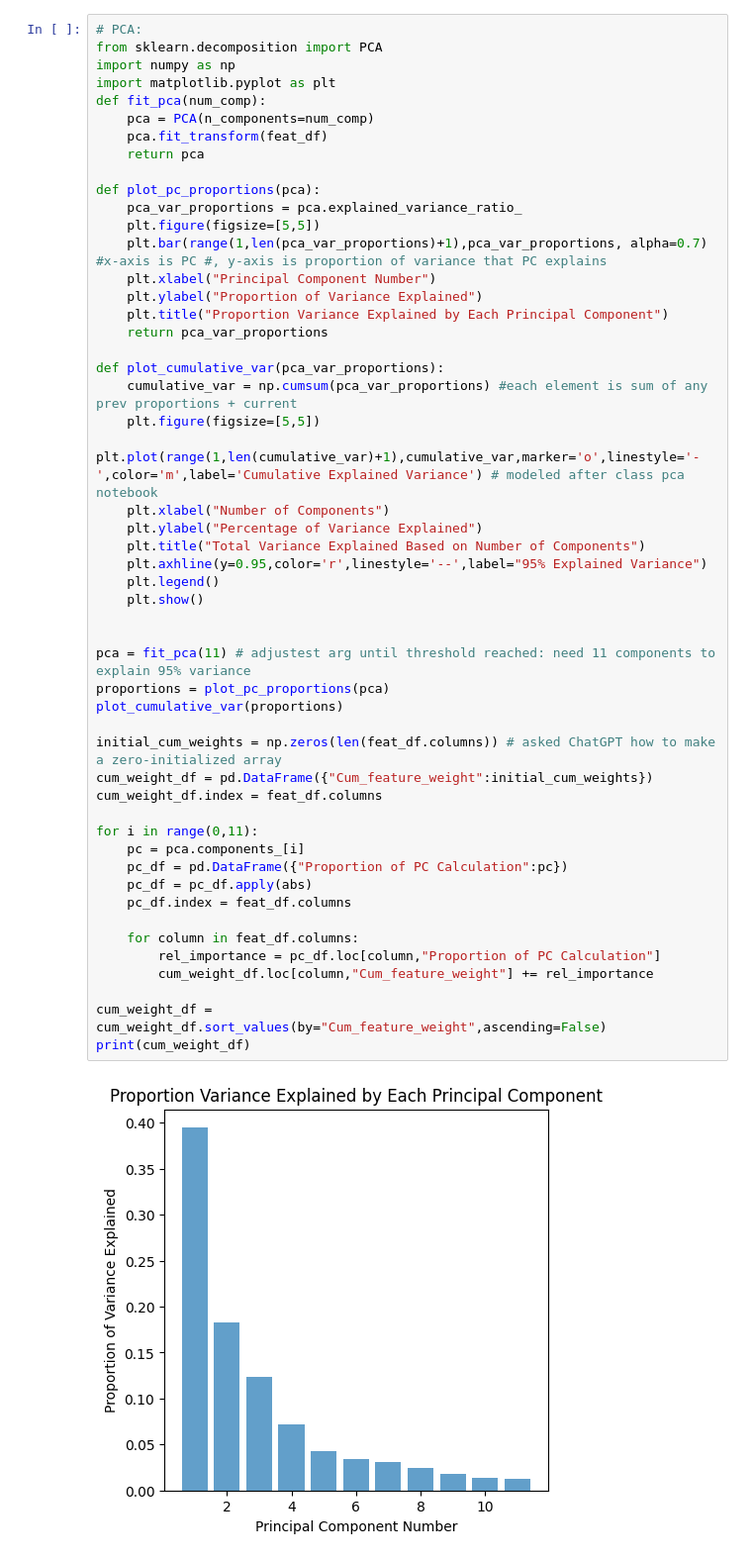
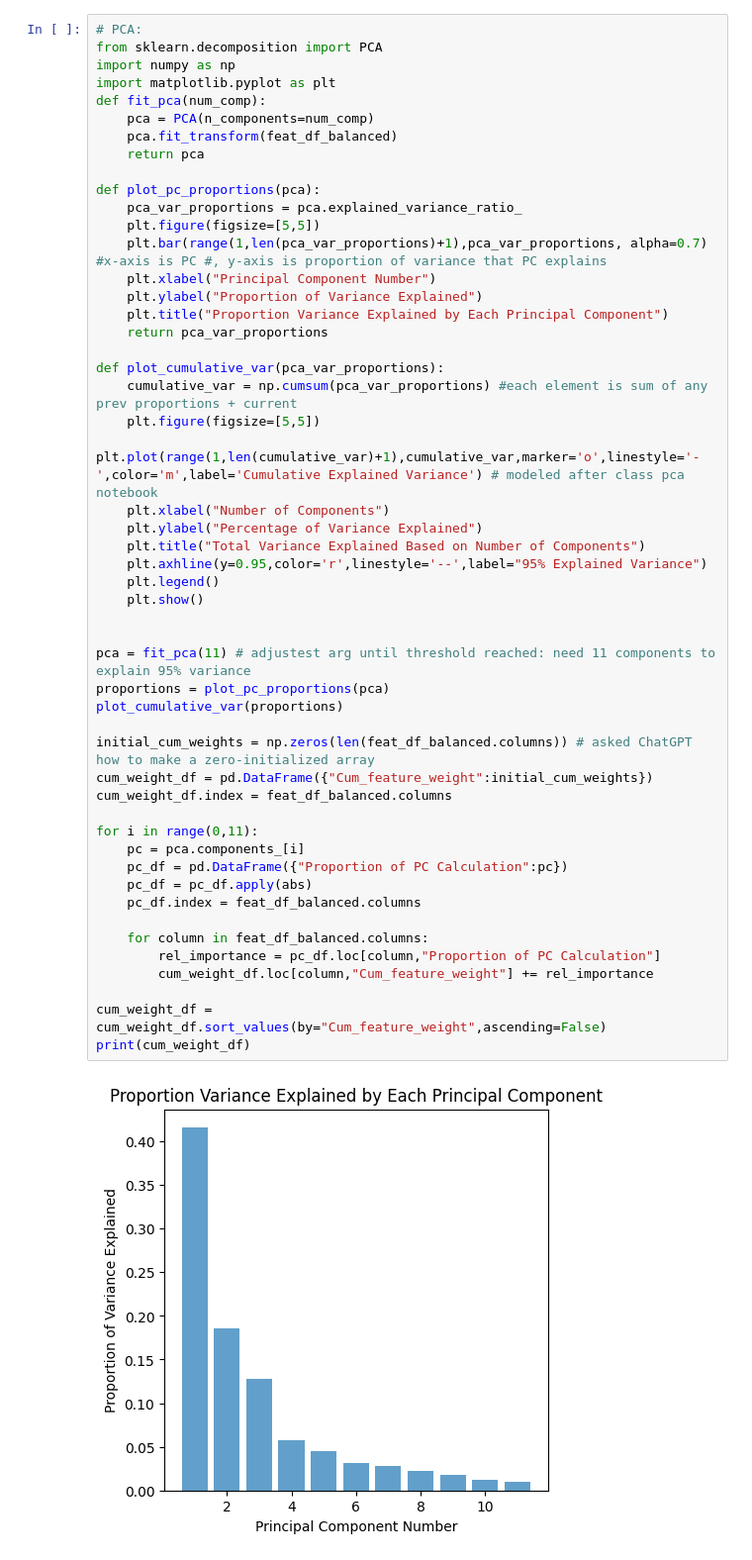
Before and after one commit to jocelynjiang1/ds3001-env-sm, a Jupyter notebook: final-project-src/eda.ipynb, the cells around one changed output. Shown at 99% size. Cells and saved outputs as stored; diff of their text form.

Commit message:
fixed pca to fitting on balanced feat set

```diff
--- a/final-project-src/eda.ipynb
+++ b/final-project-src/eda.ipynb
@@ -78,7 +76,7 @@ import numpy as np
 import matplotlib.pyplot as plt
 def fit_pca(num_comp):
     pca = PCA(n_components=num_comp)
-    pca.fit_transform(feat_df)
+    pca.fit_transform(feat_df_balanced)
     return pca
 
 def plot_pc_proportions(pca):
@@ -92,35 +90,35 @@ def plot_pc_proportions(pca):
 
 def plot_cumulative_var(pca_var_proportions):
     cumulative_var = np.cumsum(pca_var_proportions) #each element is sum of any prev proportions + current
     plt.figure(figsize=[5,5])
     plt.plot(range(1,len(cumulative_var)+1),cumulative_var,marker='o',linestyle='-',color='m',label='Cumulative Explained Variance') # modeled after class pca notebook
     plt.xlabel("Number of Components")
     plt.ylabel("Percentage of Variance Explained")
     plt.title("Total Variance Explained Based on Number of Components")
     plt.axhline(y=0.95,color='r',linestyle='--',label="95% Explained Variance")
     plt.legend()
     plt.show()
 
 
 pca = fit_pca(11) # adjustest arg until threshold reached: need 11 components to explain 95% variance
 proportions = plot_pc_proportions(pca)
 plot_cumulative_var(proportions)
 
-initial_cum_weights = np.zeros(len(feat_df.columns)) # asked ChatGPT how to make a zero-initialized array
+initial_cum_weights = np.zeros(len(feat_df_balanced.columns)) # asked ChatGPT how to make a zero-initialized array
 cum_weight_df = pd.DataFrame({"Cum_feature_weight":initial_cum_weights})
-cum_weight_df.index = feat_df.columns
+cum_weight_df.index = feat_df_balanced.columns
 
 for i in range(0,11):
     pc = pca.components_[i]
     pc_df = pd.DataFrame({"Proportion of PC Calculation":pc})
     pc_df = pc_df.apply(abs)
-    pc_df.index = feat_df.columns
+    pc_df.index = feat_df_balanced.columns
 
-    for column in feat_df.columns:
+    for column in feat_df_balanced.columns:
         rel_importance = pc_df.loc[column,"Proportion of PC Calculation"]
         cum_weight_df.loc[column,"Cum_feature_weight"] += rel_importance
 
 cum_weight_df = cum_weight_df.sort_values(by="Cum_feature_weight",ascending=False)
 print(cum_weight_df)
 # %% [output]
-[figure, old version]
+[figure, new version]
```
Also changed, not shown: parts of 2 cells of this notebook.
